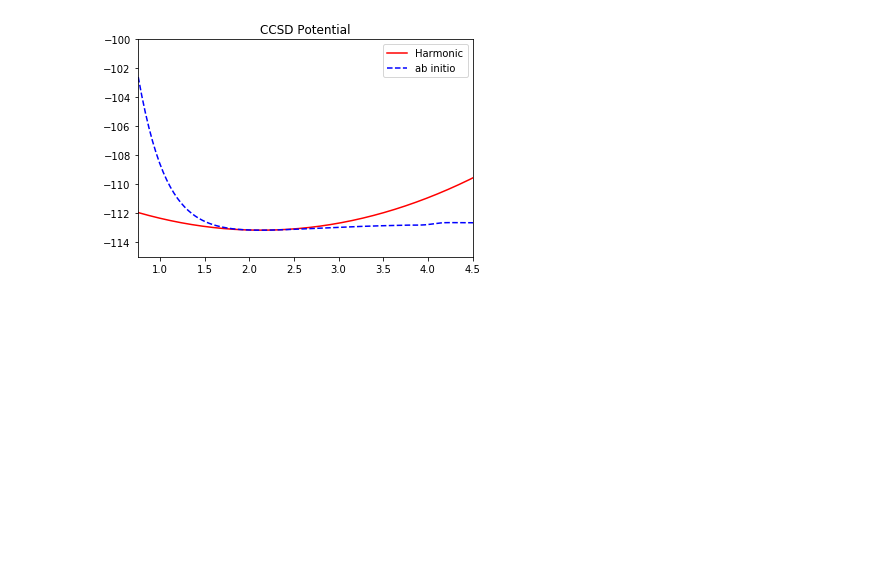
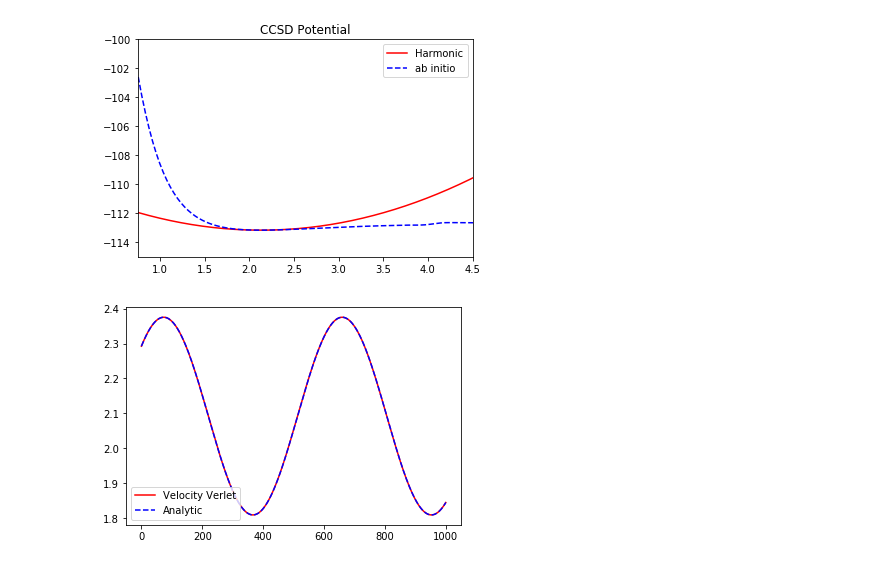
Before and after one commit to BBarrow31500/CO-Group-Project, a Jupyter notebook: CO Potential.ipynb, the cells around one changed output. Saved outputs shown, nothing was run; the diff lists cells and outputs as text; code cells hidden in the pictures; blank space fills up the shorter version.

```diff
--- a/CO Potential.ipynb
+++ b/CO Potential.ipynb
@@ -187,3 +187,74 @@ plt.show()
 [figure]
 [figure]
 [figure]
+# %%
+def Velocity_Verlet(r_curr, v_curr, mu, force_spline,dt):
+    a_curr=-1*force_spline(r_curr)/mu
+    r_new=r_curr+v_curr*dt+0.5*a_curr*dt**2
+    a_new=-1*force_spline(r_new)/mu
+    v_new=v_curr+0.5*(a_curr+a_new)*dt
+    return [r_new, v_new]
+# %%
+def harmonic_position(om, amp, phase, req, t):
+    return amp*np.sin(om*t+phase)+req
+# %%
+### how many updates do you want to perform?
+N_updates = 10000
+
+### establish time-step for integration to be 0.02 atomic units... this is about 0.0005 femtoseconds
+### so total time is 200000*0.02 atomic units of time which is ~9.6e-13 s, or 960 fs
+dt = 0.1
+
+### results from VV algorithm
+hr_vs_t = np.zeros(N_updates)
+hv_vs_t = np.zeros(N_updates)
+### analytic result for r(t)
+ar_vs_t = np.zeros(N_updates)
+### array to store time in atomic units
+t_array = np.zeros(N_updates)
+
+### establish some constants relevant for analytic solution
+### harmonic freq
+om = np.sqrt(RHF_Force_Constant/mu)
+### initial displacement
+x0 = 0.2
+### amplitude for analytic solution
+Amp = x0/(np.sin(np.pi/4))
+### initial velocity
+v0 = Amp * om * np.cos(np.pi/4)
+
+hr_vs_t[0] = RHF_Req+x0
+hv_vs_t[0] = v0
+
+### We need a spline object for the harmonic force to pass to the Velocity Verlet algorithm,
+### let's get that now!
+
+### spline for Harmonic potential using RHF_k
+RHF_Harm_Pot_Spline = InterpolatedUnivariateSpline(r_fine, RHF_Harm_Pot, k=3)
+### RHF harmonic force
+RHF_Harm_Force = RHF_Harm_Pot_Spline.derivative()
+
+
+### first Velocity Verlet update
+result_array = Velocity_Verlet(hr_vs_t[0], hv_vs_t[0], mu, RHF_Harm_Force, dt)
+### first analytic result
+ar_vs_t[0] = harmonic_position(om, Amp, np.pi/4, RHF_Req, 0)
+### do the update N_update-1 more times
+for i in range(1,N_updates):
+    ### store current time
+    t_array[i] = dt*i
+    ### Compute VV update
+    result_array = Velocity_Verlet(result_array[0], result_array[1], mu, RHF_Harm_Force, dt)
+    ### store results from VV update
+    hr_vs_t[i] = result_array[0]
+    hv_vs_t[i] = result_array[1]
+    ### compute and store results from analytic solution
+    ar_vs_t[i] = harmonic_position(om, Amp, np.pi/4, RHF_Req, dt*i)
+
+### Plot result and compare!
+plt.plot(t_array, hr_vs_t, 'red', label="Velocity Verlet")
+plt.plot(t_array, ar_vs_t, 'b--', label="Analytic")
+plt.legend()
+plt.show()
+# %% [output]
+[figure, added]
```
